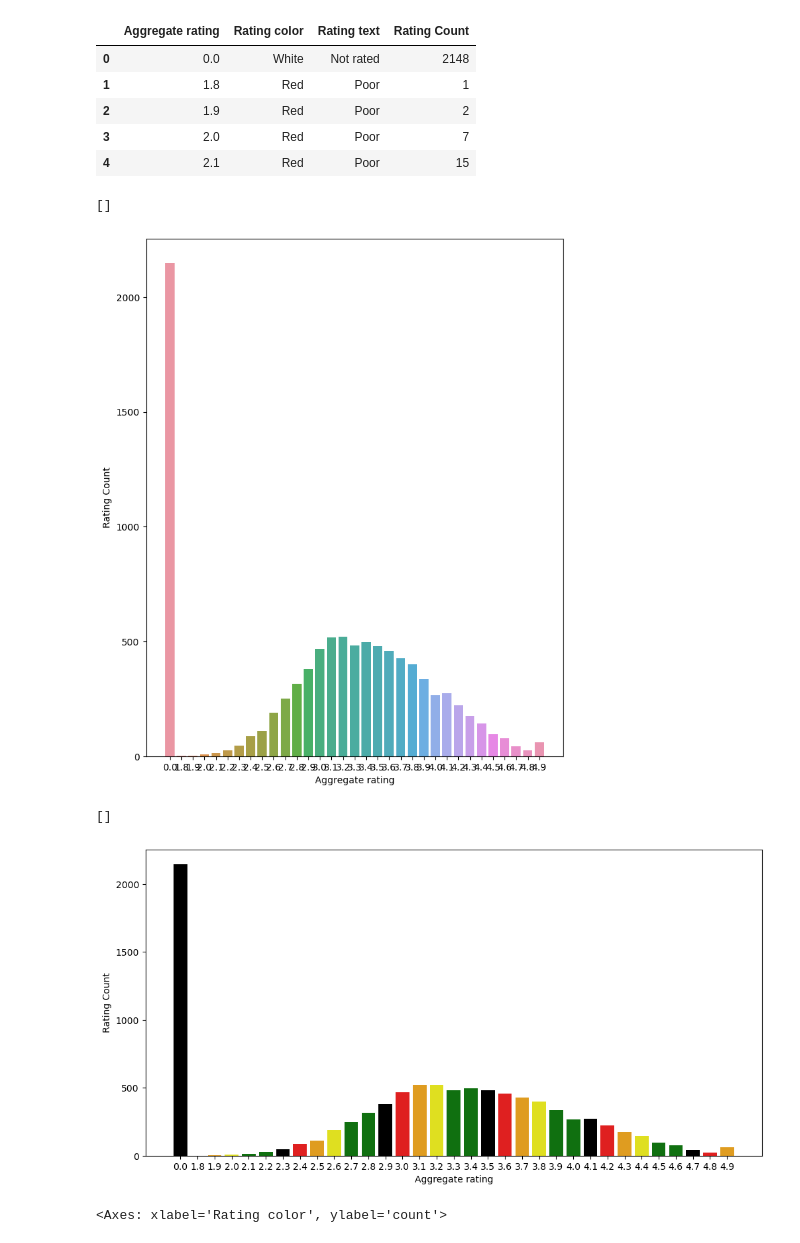
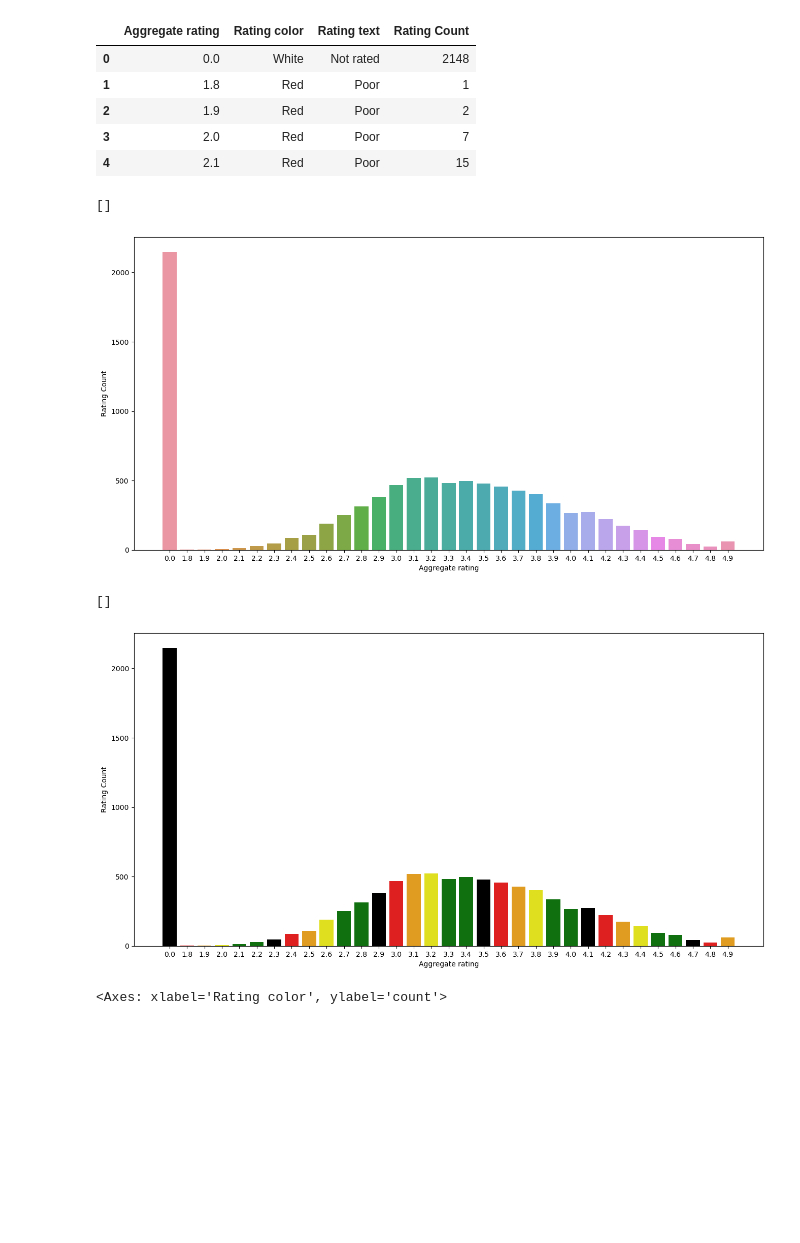
Before and after one commit to hsnaidu/DS_L, a Jupyter notebook: EDA/zomato.ipynb, the cells around one changed output. Saved outputs shown, nothing was run; the diff lists cells and outputs as text; code cells hidden in the pictures; blank space fills up the shorter version.

```diff
--- a/EDA/zomato.ipynb
+++ b/EDA/zomato.ipynb
@@ -234,12 +233,12 @@ ratings.head()
 | 3 | 2.0 | Red | Poor | 7 |
 | 4 | 2.1 | Red | Poor | 15 |
 # %%
+matplotlib.rcParams['figure.figsize'] = (16,8)
 sns.barplot(x='Aggregate rating',y='Rating Count',data = ratings)
-matplotlib.rcParams['figure.figsize'] = (12,6)
 plt.plot()
 # %% [output]
 []
-[figure, old version]
+[figure, new version]
 # %%
 # WE CAN ADD COLOR BASE ON A COLUMNS USING HUE
 #           sns.barplot(x='Aggregate rating',y='Rating Count',data = ratings, hue='Rating color')
@@ -247,12 +246,12 @@ plt.plot()
 # but the colors are not matching so we use PALLET to give our own colors
 
 sns.barplot(x='Aggregate rating',y='Rating Count',data = ratings,palette=['black','red','orange','yellow','green','green'])
-matplotlib.rcParams['figure.figsize'] = (12,6)
+matplotlib.rcParams['figure.figsize'] = (8,8)
 plt.plot()
 # MAX NUMBER OF DATA ARE FOUND BTW 2.5 TO 4.5
 # %% [output]
 []
-[figure, old version]
+[figure, new version]
 # %%
 # COUNT PLOT FOR SAME BARGRAPH FOR CATEGORICAL VALUE
 sns.countplot(x = 'Rating color',data=ratings, palette=['black','red','orange','yellow','green','green'])
```
Also changed, not shown: parts of 3 cells of this notebook, 3 other files.
